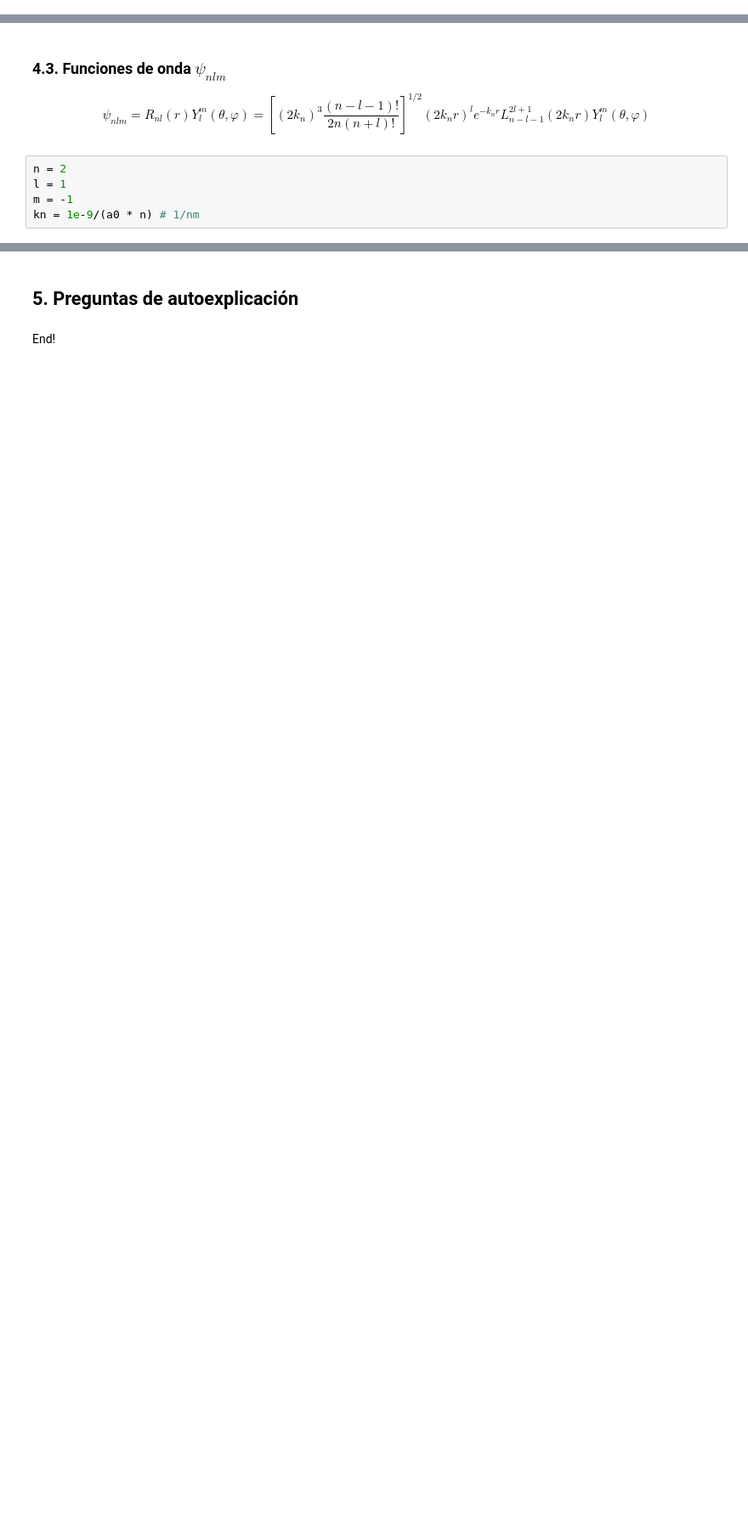
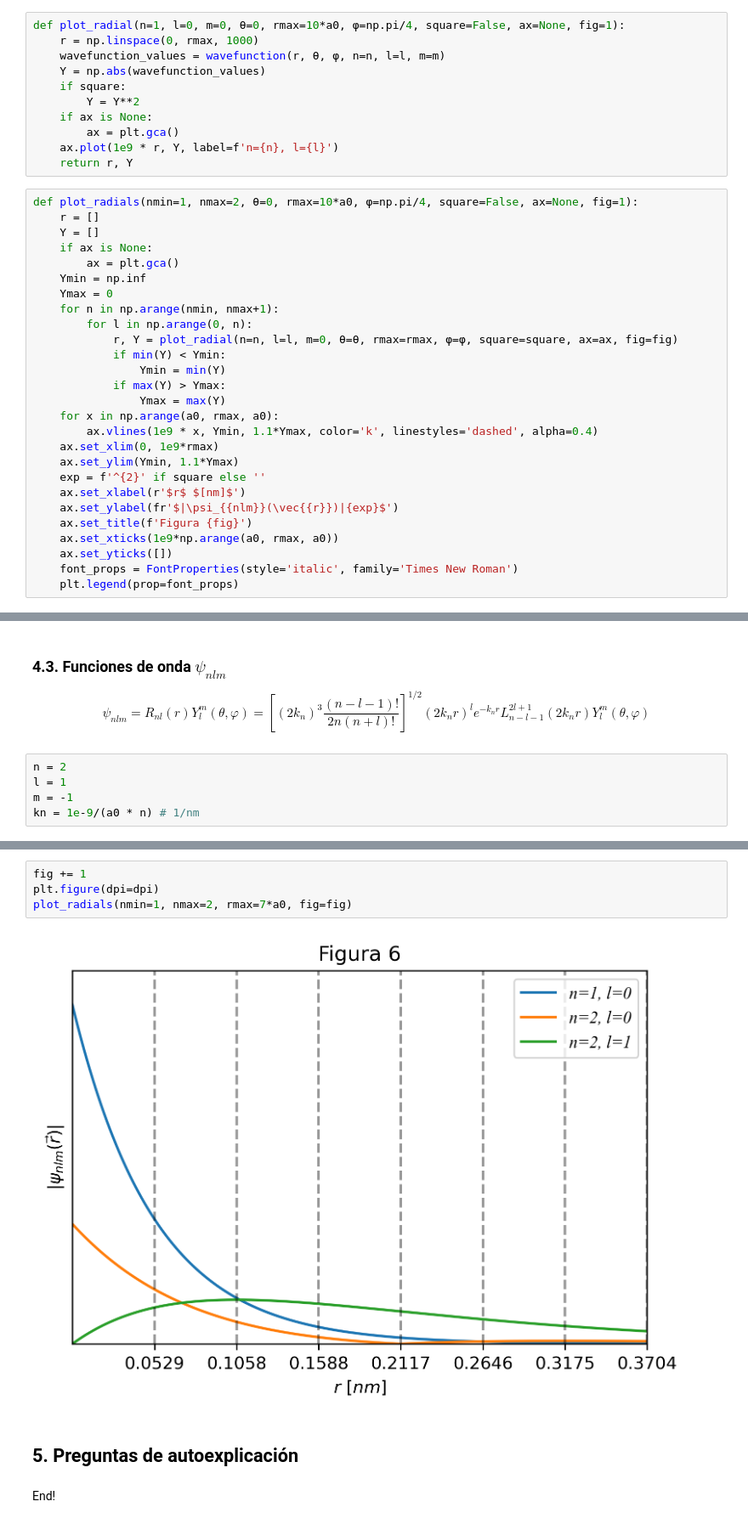
Before and after one commit to davidalejandromiranda/QuantumMechanics, a Jupyter notebook: notebooks/es_Hidrogeno.ipynb, the cells around one changed output, grey strips where cells are left out. Shown at 85% size. Cells and saved outputs as stored; diff of their text form; blank space fills up the shorter version.

```diff
--- a/notebooks/es_Hidrogeno.ipynb
+++ b/notebooks/es_Hidrogeno.ipynb
@@ -254,3 +128,41 @@ plot_surf(n=5, l=1, m=0)
+# %%
+def plot_radial(n=1, l=0, m=0, θ=0, rmax=10*a0, φ=np.pi/4, square=False, ax=None, fig=1):
+    r = np.linspace(0, rmax, 1000)
+    wavefunction_values = wavefunction(r, θ, φ, n=n, l=l, m=m)
+    Y = np.abs(wavefunction_values)
+    if square:
+        Y = Y**2
+    if ax is None:
+        ax = plt.gca()
+    ax.plot(1e9 * r, Y, label=f'n={n}, l={l}')
+    return r, Y
+# %%
+def plot_radials(nmin=1, nmax=2, θ=0, rmax=10*a0, φ=np.pi/4, square=False, ax=None, fig=1):
+    r = []
+    Y = []
+    if ax is None:
+        ax = plt.gca()
+    Ymin = np.inf
+    Ymax = 0
+    for n in np.arange(nmin, nmax+1):
+        for l in np.arange(0, n):
+            r, Y = plot_radial(n=n, l=l, m=0, θ=θ, rmax=rmax, φ=φ, square=square, ax=ax, fig=fig)
+            if min(Y) < Ymin:
+                Ymin = min(Y)
+            if max(Y) > Ymax:
+                Ymax = max(Y)
+    for x in np.arange(a0, rmax, a0):
+        ax.vlines(1e9 * x, Ymin, 1.1*Ymax, color='k', linestyles='dashed', alpha=0.4)
+    ax.set_xlim(0, 1e9*rmax)
+    ax.set_ylim(Ymin, 1.1*Ymax)
+    exp = f'^{2}' if square else ''
+    ax.set_xlabel(r'$r$ $[nm]$')
+    ax.set_ylabel(fr'$|\psi_{{nlm}}(\vec{{r}})|{exp}$')
+    ax.set_title(f'Figura {fig}')
+    ax.set_xticks(1e9*np.arange(a0, rmax, a0))
+    ax.set_yticks([])
+    font_props = FontProperties(style='italic', family='Times New Roman')
+    plt.legend(prop=font_props)
 # %% [markdown]
 ## 4. Cálculos y gráficos
 # %% [markdown]
@@ -336,3 +253,9 @@ for l in np.arange(0, n):
+# %%
+fig += 1
+plt.figure(dpi=dpi)
+plot_radials(nmin=1, nmax=2, rmax=7*a0, fig=fig)
+# %% [output]
+[figure, added]
 # %% [markdown]
 ## 5. Preguntas de autoexplicación
 # %% [markdown]
```
Also changed, not shown: parts of 8 cells of this notebook.
